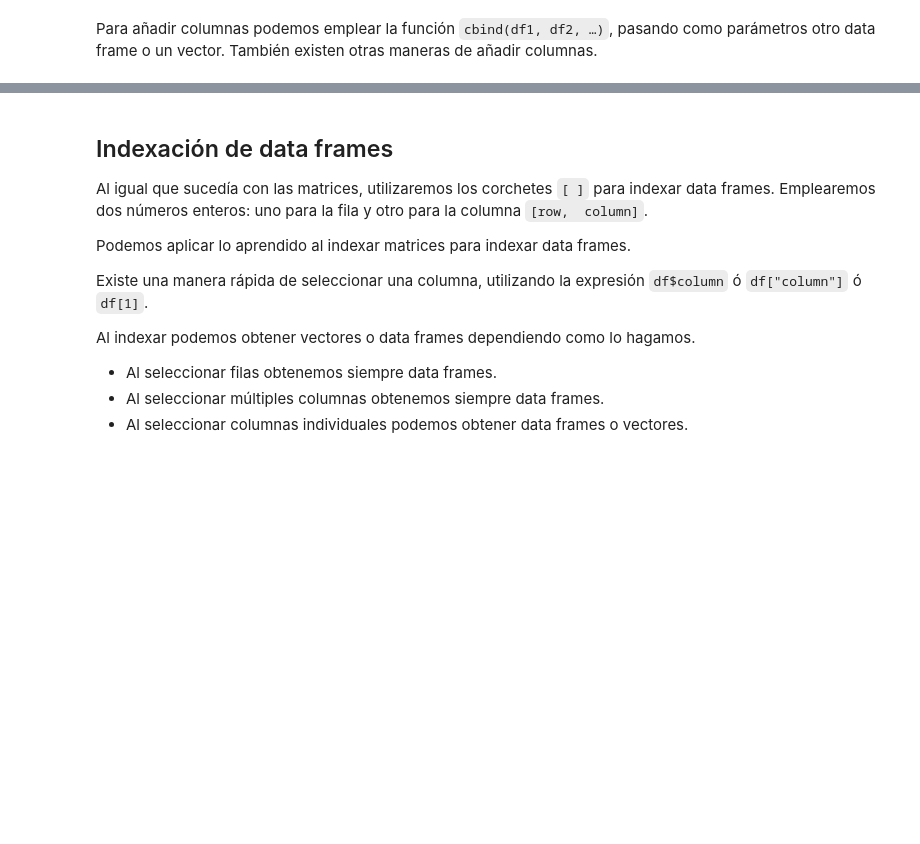
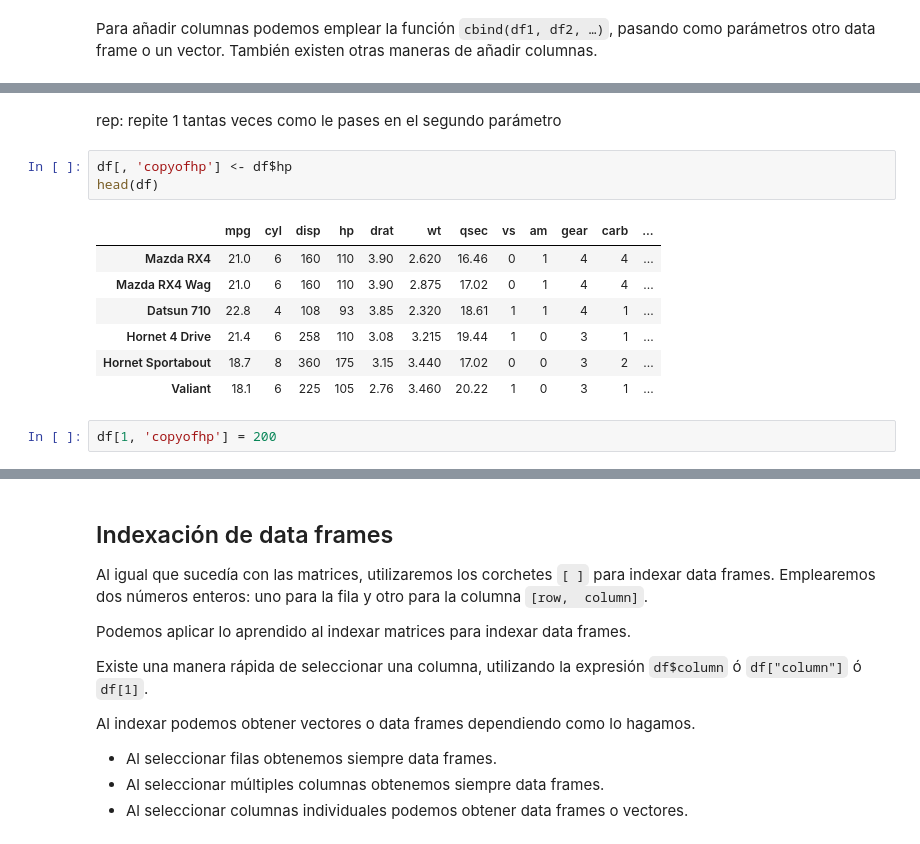
Before and after one commit to huanlui/intro-to-r-notebooks, a Jupyter notebook: 04_Data_Structures_Data_Frame_Student.ipynb, the cells around one changed output, grey strips where cells are left out. Drawn from its saved outputs; the diff is of its cells as text; blank space fills up the shorter version.

```diff
--- a/04_Data_Structures_Data_Frame_Student.ipynb
+++ b/04_Data_Structures_Data_Frame_Student.ipynb
@@ -89,0 +222,15 @@ df <- cbind(df, v)
+# %% [markdown]
+rep: repite 1 tantas veces como le pases en el segundo parámetro
+# %%
+df[, 'copyofhp'] <- df$hp
+head(df)
+# %% [output]
+|  | mpg | cyl | disp | hp | drat | wt | qsec | vs | am | gear | carb | ... |
+| Mazda RX4 | 21.0 | 6 | 160 | 110 | 3.90 | 2.620 | 16.46 | 0 | 1 | 4 | 4 | ... |
+| Mazda RX4 Wag | 21.0 | 6 | 160 | 110 | 3.90 | 2.875 | 17.02 | 0 | 1 | 4 | 4 | ... |
+| Datsun 710 | 22.8 | 4 | 108 | 93 | 3.85 | 2.320 | 18.61 | 1 | 1 | 4 | 1 | ... |
+| Hornet 4 Drive | 21.4 | 6 | 258 | 110 | 3.08 | 3.215 | 19.44 | 1 | 0 | 3 | 1 | ... |
+| Hornet Sportabout | 18.7 | 8 | 360 | 175 | 3.15 | 3.440 | 17.02 | 0 | 0 | 3 | 2 | ... |
+| Valiant | 18.1 | 6 | 225 | 105 | 2.76 | 3.460 | 20.22 | 1 | 0 | 3 | 1 | ... |
+# %%
+df[1, 'copyofhp'] = 200
```
Also changed, not shown: parts of 83 cells of this notebook.
